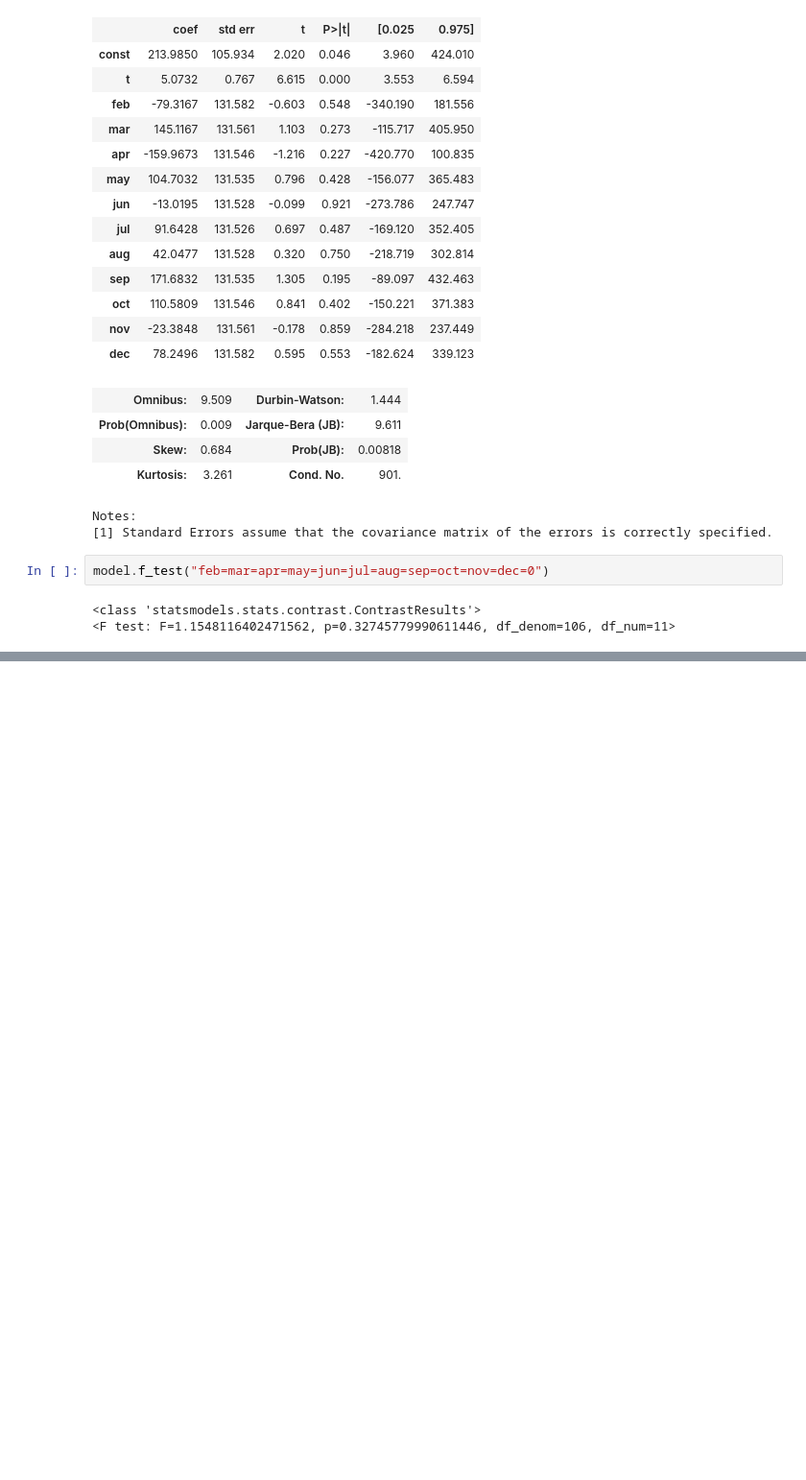
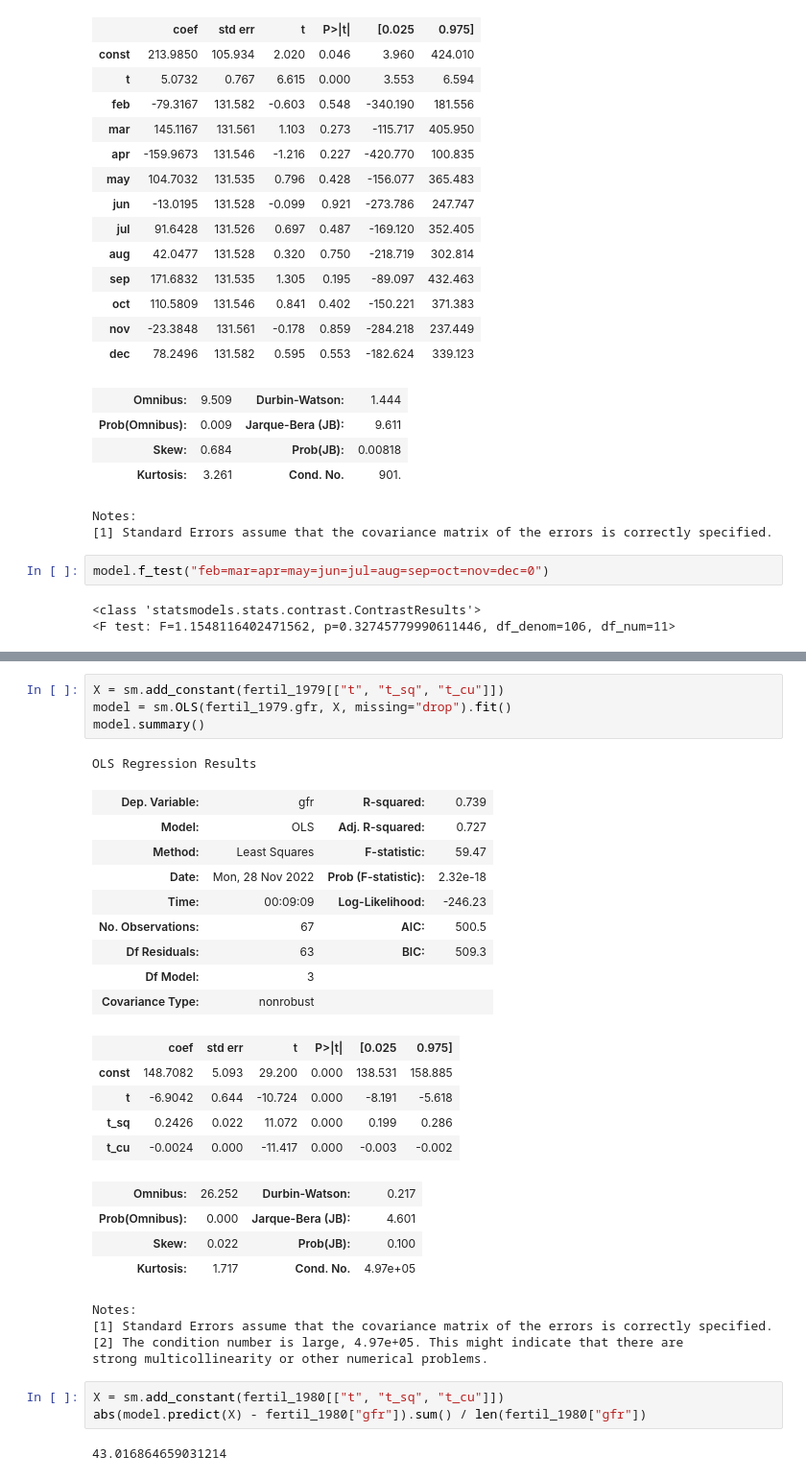
Before and after one commit to systemchalk/wooldridge_workbook, a Jupyter notebook: ch18.ipynb, the cells around one changed output, grey strips where cells are left out. Shown at 96% size. Saved outputs shown, nothing was run; the diff lists cells and outputs as text; blank space fills up the shorter version.

```diff
--- a/ch18.ipynb
+++ b/ch18.ipynb
@@ -556,0 +569,33 @@ C7.iv Results from the dummies above. The p-value for the f-test is 0.33. We do
+# %%
+X = sm.add_constant(fertil_1979[["t", "t_sq", "t_cu"]])
+model = sm.OLS(fertil_1979.gfr, X, missing="drop").fit()
+model.summary()
+# %% [output]
+OLS Regression Results
+| Dep. Variable: | gfr | R-squared: | 0.739 |
+| Model: | OLS | Adj. R-squared: | 0.727 |
+| Method: | Least Squares | F-statistic: | 59.47 |
+| Date: | Mon, 28 Nov 2022 | Prob (F-statistic): | 2.32e-18 |
+| Time: | 00:09:09 | Log-Likelihood: | -246.23 |
+| No. Observations: | 67 | AIC: | 500.5 |
+| Df Residuals: | 63 | BIC: | 509.3 |
+| Df Model: | 3 |  |  |
+| Covariance Type: | nonrobust |  |  |
+|  | coef | std err | t | P>|t| | [0.025 | 0.975] |
+| const | 148.7082 | 5.093 | 29.200 | 0.000 | 138.531 | 158.885 |
+| t | -6.9042 | 0.644 | -10.724 | 0.000 | -8.191 | -5.618 |
+| t_sq | 0.2426 | 0.022 | 11.072 | 0.000 | 0.199 | 0.286 |
+| t_cu | -0.0024 | 0.000 | -11.417 | 0.000 | -0.003 | -0.002 |
+| Omnibus: | 26.252 | Durbin-Watson: | 0.217 |
+| Prob(Omnibus): | 0.000 | Jarque-Bera (JB): | 4.601 |
+| Skew: | 0.022 | Prob(JB): | 0.100 |
+| Kurtosis: | 1.717 | Cond. No. | 4.97e+05 |
+Notes:
+[1] Standard Errors assume that the covariance matrix of the errors is correctly specified.
+[2] The condition number is large, 4.97e+05. This might indicate that there are
+strong multicollinearity or other numerical problems.
+# %%
+X = sm.add_constant(fertil_1980[["t", "t_sq", "t_cu"]])
+abs(model.predict(X) - fertil_1980["gfr"]).sum() / len(fertil_1980["gfr"])
+# %% [output]
+43.016864659031214
```
Also changed, not shown: parts of 27 cells of this notebook.
